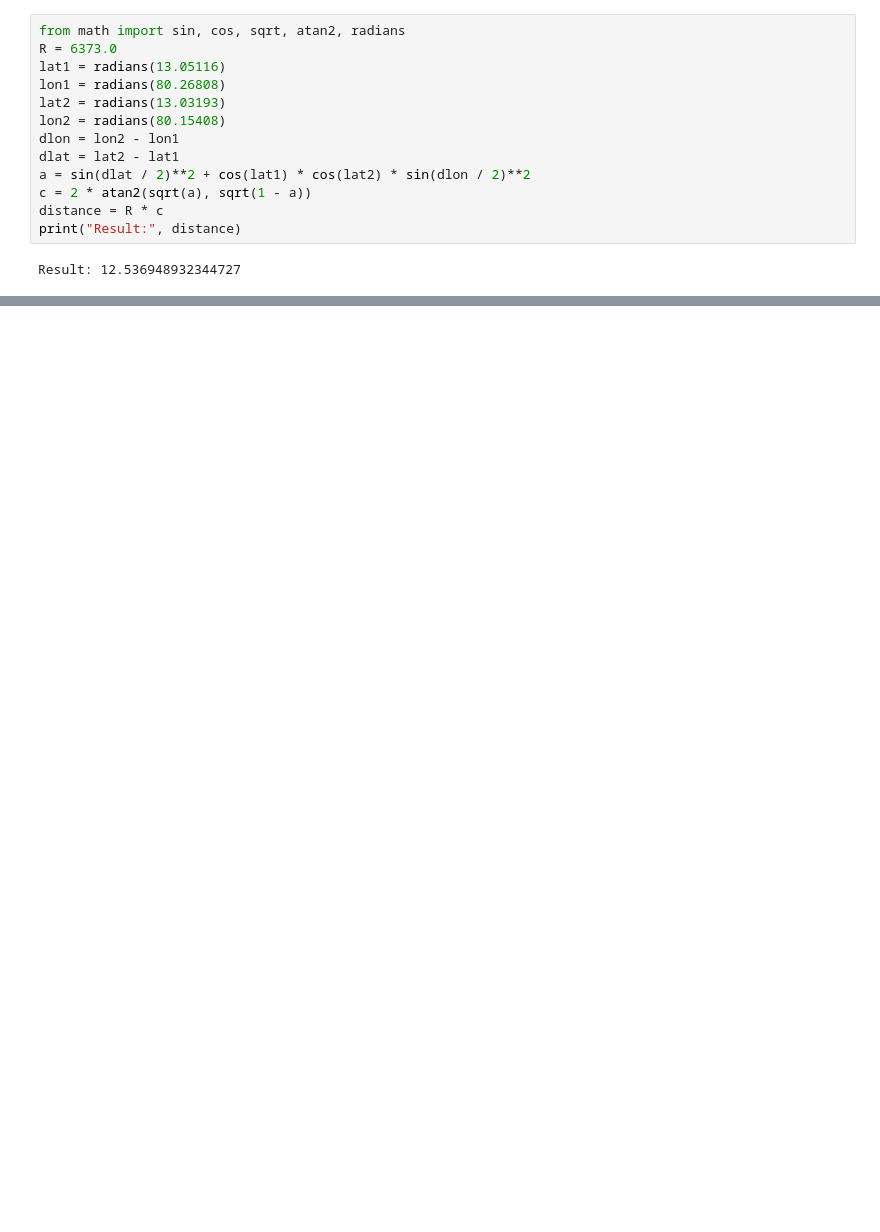
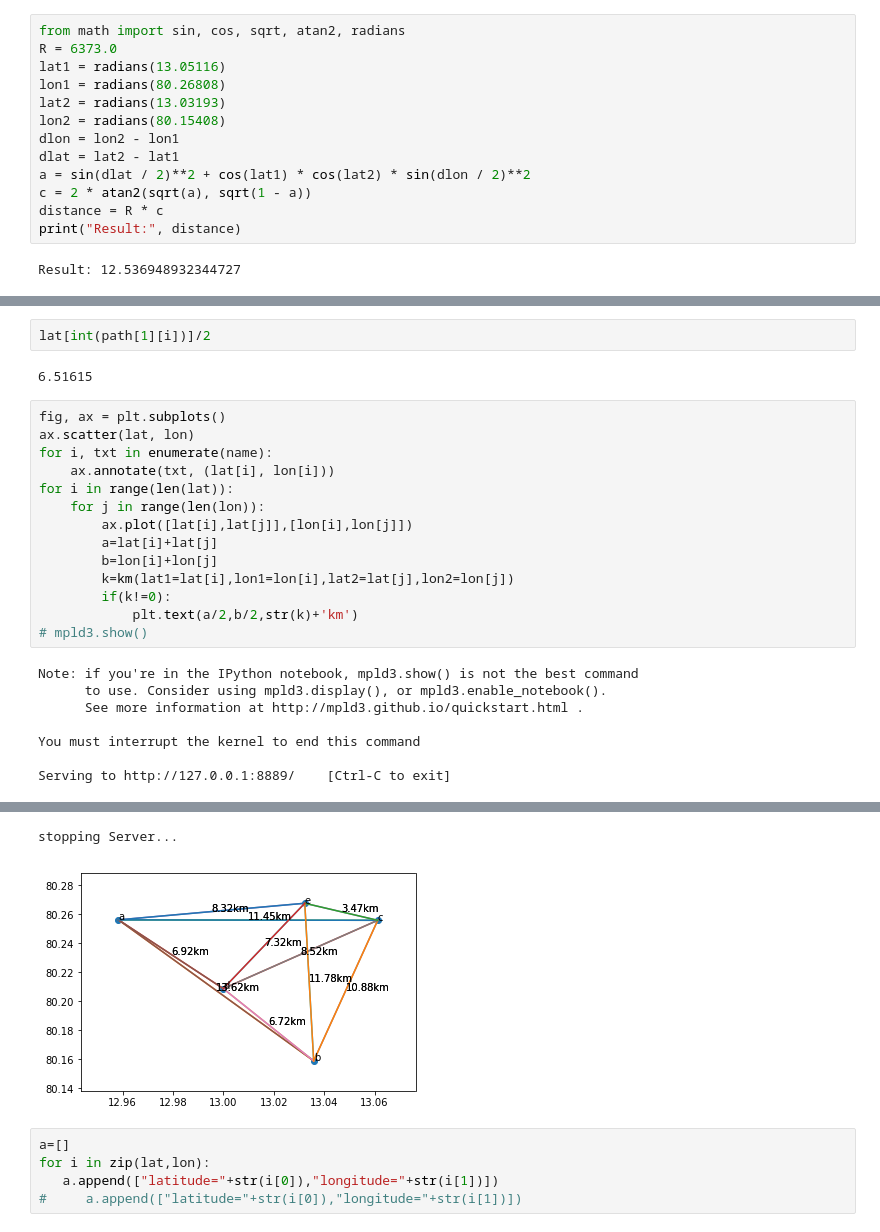
Before and after one commit to VarshiniBalaji/tomtom_techgig, a Jupyter notebook: code/demo.ipynb, the cells around one changed output, grey strips where cells are left out. Saved outputs shown, nothing was run; the diff lists cells and outputs as text; blank space fills up the shorter version.

```diff
--- a/code/demo.ipynb
+++ b/code/demo.ipynb
@@ -110,0 +221,26 @@ data['name'][0]
+# %%
+lat[int(path[1][i])]/2
+# %% [output]
+6.51615
+# %%
+fig, ax = plt.subplots()
+ax.scatter(lat, lon)
+for i, txt in enumerate(name):
+    ax.annotate(txt, (lat[i], lon[i]))
+for i in range(len(lat)):
+    for j in range(len(lon)):
+        ax.plot([lat[i],lat[j]],[lon[i],lon[j]])
+        a=lat[i]+lat[j]
+        b=lon[i]+lon[j]
+        k=km(lat1=lat[i],lon1=lon[i],lat2=lat[j],lon2=lon[j])
+        if(k!=0):
+            plt.text(a/2,b/2,str(k)+'km')
+# mpld3.show()
+# %% [output]
+Note: if you're in the IPython notebook, mpld3.show() is not the best command
+      to use. Consider using mpld3.display(), or mpld3.enable_notebook().
+      See more information at http://mpld3.github.io/quickstart.html .
+
+You must interrupt the kernel to end this command
+
+Serving to http://127.0.0.1:8889/    [Ctrl-C to exit]
@@ -110,0 +252,7 @@ data['name'][0]
+stopping Server...
+[figure, added]
+# %%
+a=[]
+for i in zip(lat,lon):
+   a.append(["latitude="+str(i[0]),"longitude="+str(i[1])])
+#     a.append(["latitude="+str(i[0]),"longitude="+str(i[1])])
```
Also changed, not shown: parts of 21 cells of this notebook, 18 other files.
